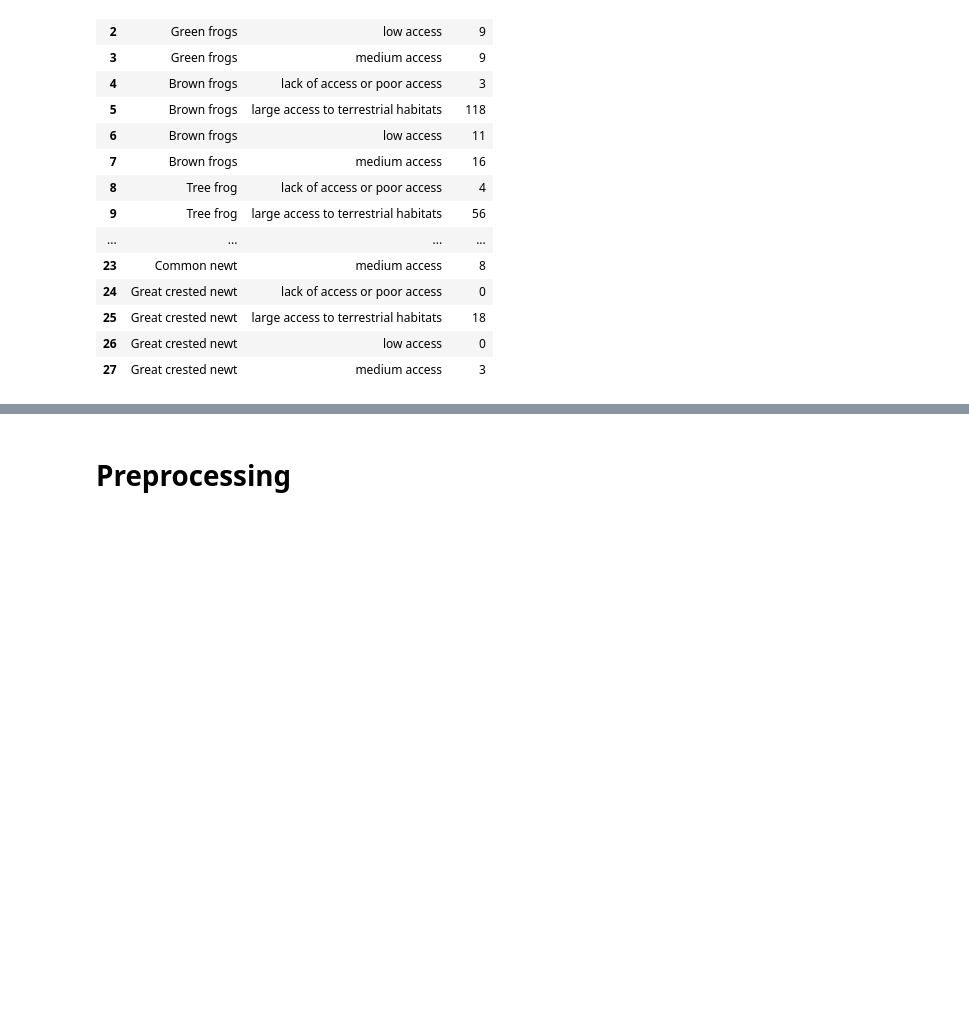
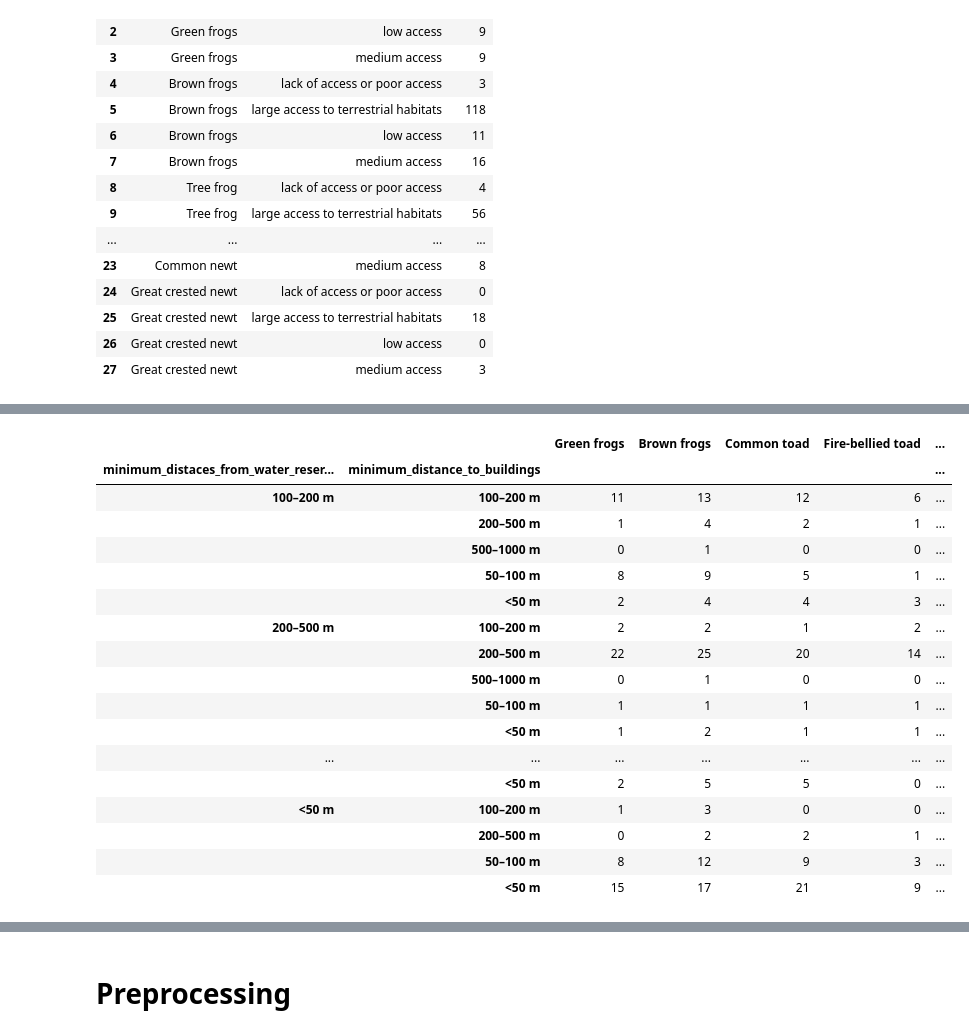
Before and after one commit to Renata-Thomazelli/amphibians, a Jupyter notebook: amphibians-Copy1.ipynb, the cells around one changed output, grey strips where cells are left out. Cells and saved outputs as stored; diff of their text form; code cells hidden in the pictures; blank space fills up the shorter version.

```diff
--- a/amphibians-Copy1.ipynb
+++ b/amphibians-Copy1.ipynb
@@ -273,0 +348,7 @@ array(['0', '1', '5', '2', '9', '10'], dtype=object)
+# %%
+new_df_with_described_categories =df_tranf_heads.assign(or_label = df_tranf_heads.apply(percentage_edges_reservoir,axis=1))
+new_df_with_described_categories =new_df_with_described_categories.assign(minimum_distaces_from_water_reservoir_to_roads = df_tranf_heads.apply(distances_label_rr,axis=1))
+new_df_with_described_categories =new_df_with_described_categories.assign(minimum_distance_to_buildings = df_tranf_heads.apply(distances_label_br,axis=1))
+
+
+new_df_with_described_categories
@@ -477,0 +635,8 @@ Rectangle(xy=(2.8, 0), width=0.2, height=92, angle=0)
+# %%
+rr_br_labes_and_target_list = classification_target_list.copy()
+rr_br_labes_and_target_list.append('minimum_distaces_from_water_reservoir_to_roads')
+rr_br_labes_and_target_list.append('minimum_distance_to_buildings')
+new_df_with_described_categories[classification_target_list]=new_df_with_described_categories[classification_target_list].astype("int8")
+
+
+new_df_with_described_categories_or = new_df_with_described_categories[rr_br_labes_and_target_list]
@@ -477,0 +659,23 @@ Rectangle(xy=(2.8, 0), width=0.2, height=92, angle=0)
+# %%
+
+new_df_with_described_categories_or_grouped = new_df_with_described_categories_or.groupby(['minimum_distaces_from_water_reservoir_to_roads','minimum_distance_to_buildings']).agg('sum')
+new_df_with_described_categories_or_grouped
+# %% [output]
+|  |  | Green frogs | Brown frogs | Common toad | Fire-bellied toad | ... |
+| minimum_distaces_from_water_reser... | minimum_distance_to_buildings |  |  |  |  | ... |
+| 100–200 m | 100–200 m | 11 | 13 | 12 | 6 | ... |
+|  | 200–500 m | 1 | 4 | 2 | 1 | ... |
+|  | 500–1000 m | 0 | 1 | 0 | 0 | ... |
+|  | 50–100 m | 8 | 9 | 5 | 1 | ... |
+|  | <50 m | 2 | 4 | 4 | 3 | ... |
+| 200–500 m | 100–200 m | 2 | 2 | 1 | 2 | ... |
+|  | 200–500 m | 22 | 25 | 20 | 14 | ... |
+|  | 500–1000 m | 0 | 1 | 0 | 0 | ... |
+|  | 50–100 m | 1 | 1 | 1 | 1 | ... |
+|  | <50 m | 1 | 2 | 1 | 1 | ... |
+| ... | ... | ... | ... | ... | ... | ... |
+|  | <50 m | 2 | 5 | 5 | 0 | ... |
+| <50 m | 100–200 m | 1 | 3 | 0 | 0 | ... |
+|  | 200–500 m | 0 | 2 | 2 | 1 | ... |
+|  | 50–100 m | 8 | 12 | 9 | 3 | ... |
+|  | <50 m | 15 | 17 | 21 | 9 | ... |
```
Also changed, not shown: parts of 82 cells of this notebook, 5 other files.
